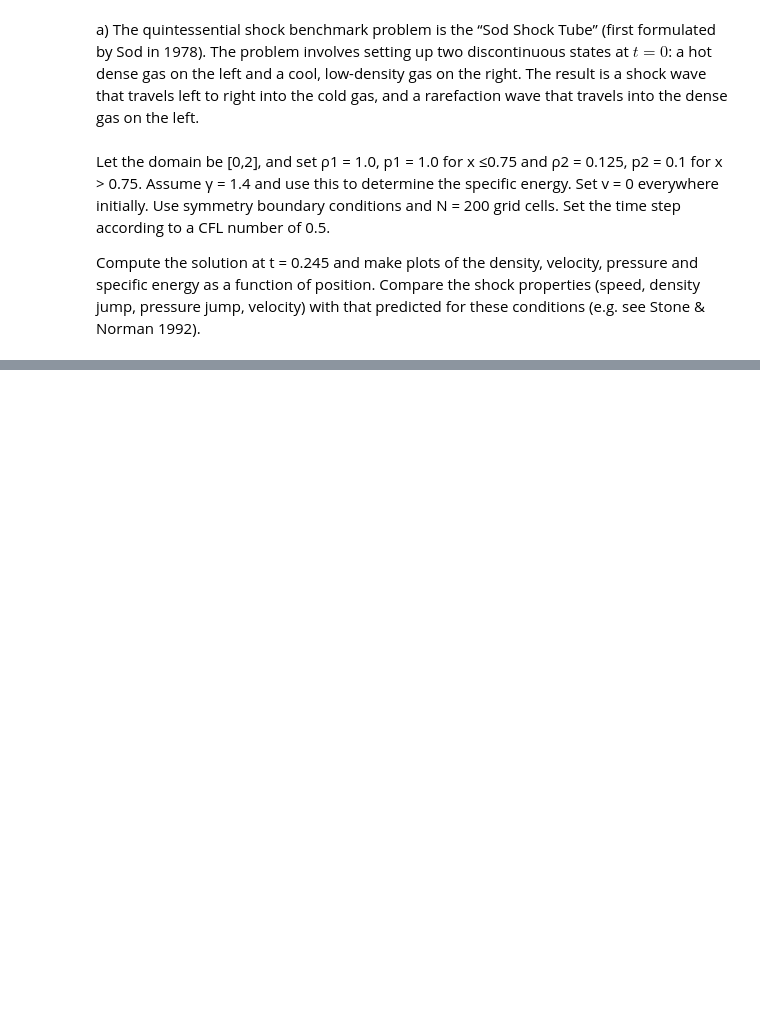
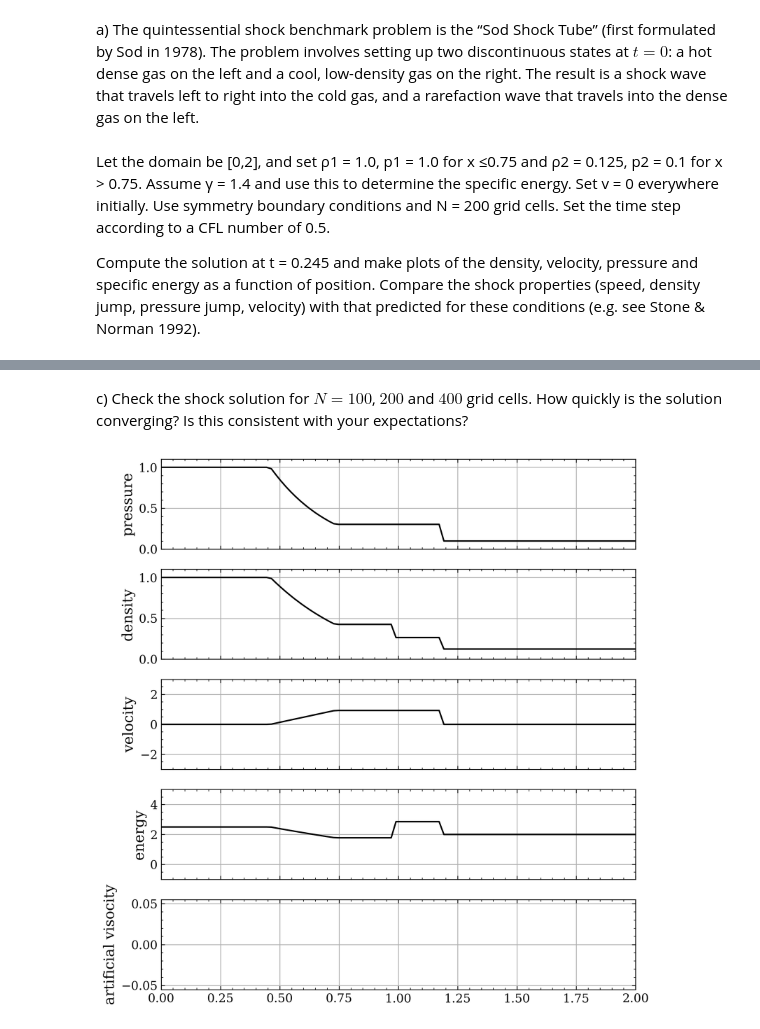
Before and after one commit to 0cooper/comp-astro381, a Jupyter notebook: cooper-hw2.ipynb, the cells around one changed output, grey strips where cells are left out. Cells and saved outputs as stored; diff of their text form; code cells hidden in the pictures; blank space fills up the shorter version.

```diff
--- a/cooper-hw2.ipynb
+++ b/cooper-hw2.ipynb
@@ -383,0 +235,7 @@ plt.show()
+# %% [markdown]
+c) Check the shock solution for $N = 100$, $200$ and $400$ grid cells. How quickly is the solution
+converging? Is this consistent with your expectations?
+# %%
+shock_tube_numerical(N=100,verbose=False)
+# %% [output]
+[figure, added]
```
Also changed, not shown: parts of 29 cells of this notebook.
